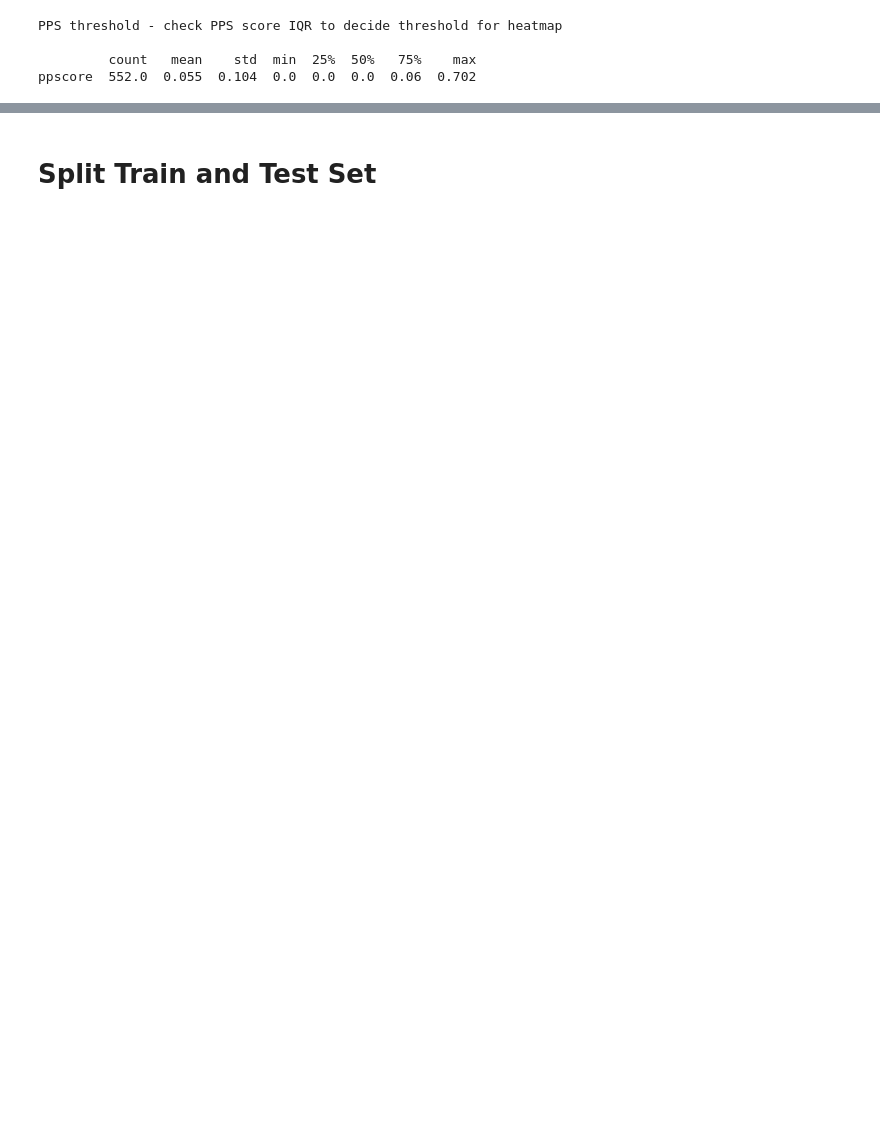
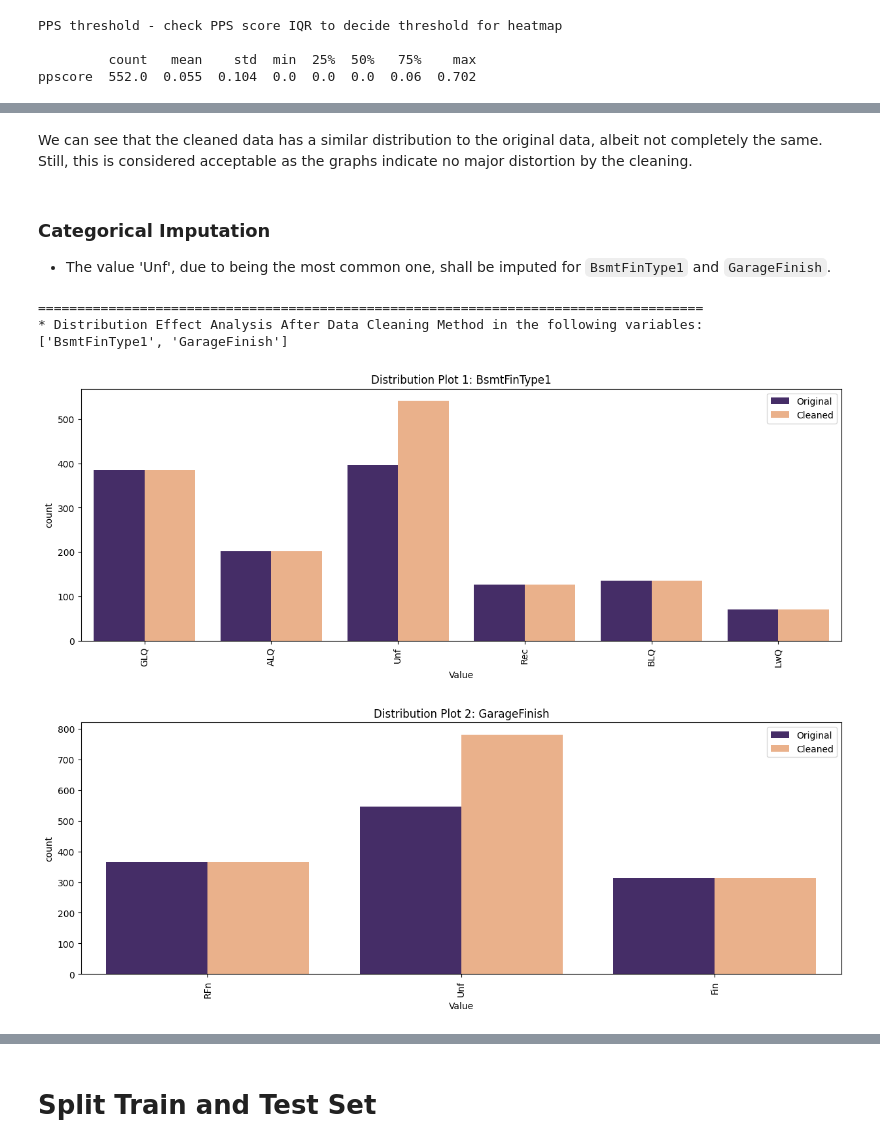
Before and after one commit to MariaHochstoeger/heritage-housing-issues, a Jupyter notebook: jupyter_notebooks/03_DataCleaning.ipynb, the cells around one changed output, grey strips where cells are left out. Saved outputs shown, nothing was run; the diff lists cells and outputs as text; code cells hidden in the pictures; blank space fills up the shorter version.

```diff
--- a/jupyter_notebooks/03_DataCleaning.ipynb
+++ b/jupyter_notebooks/03_DataCleaning.ipynb
@@ -389,0 +481,23 @@ EvaluateMissingData(df)
+# %% [markdown]
+We can see that the cleaned data has a similar distribution to the original data, albeit not completely the same. Still, this is considered acceptable as the graphs indicate no major distortion by the cleaning.
+# %% [markdown]
+### Categorical Imputation
+* The value 'Unf', due to being the most common one, shall be imputed for `BsmtFinType1` and `GarageFinish`.
+# %%
+from feature_engine.imputation import CategoricalImputer
+
+variables_method = ['BsmtFinType1', 'GarageFinish']
+variables_method
+
+imputer = CategoricalImputer(imputation_method='missing', fill_value='Unf', variables=variables_method)
+df_method = imputer.fit_transform(df)
+
+DataCleaningEffect(df_original=df,
+                   df_cleaned=df_method,
+                   variables_applied_with_method=variables_method)
+# %% [output]
+=====================================================================================
+* Distribution Effect Analysis After Data Cleaning Method in the following variables:
+['BsmtFinType1', 'GarageFinish']
+[figure, added]
+[figure, added]
```
Also changed, not shown: parts of 56 cells of this notebook, 2 other files.
